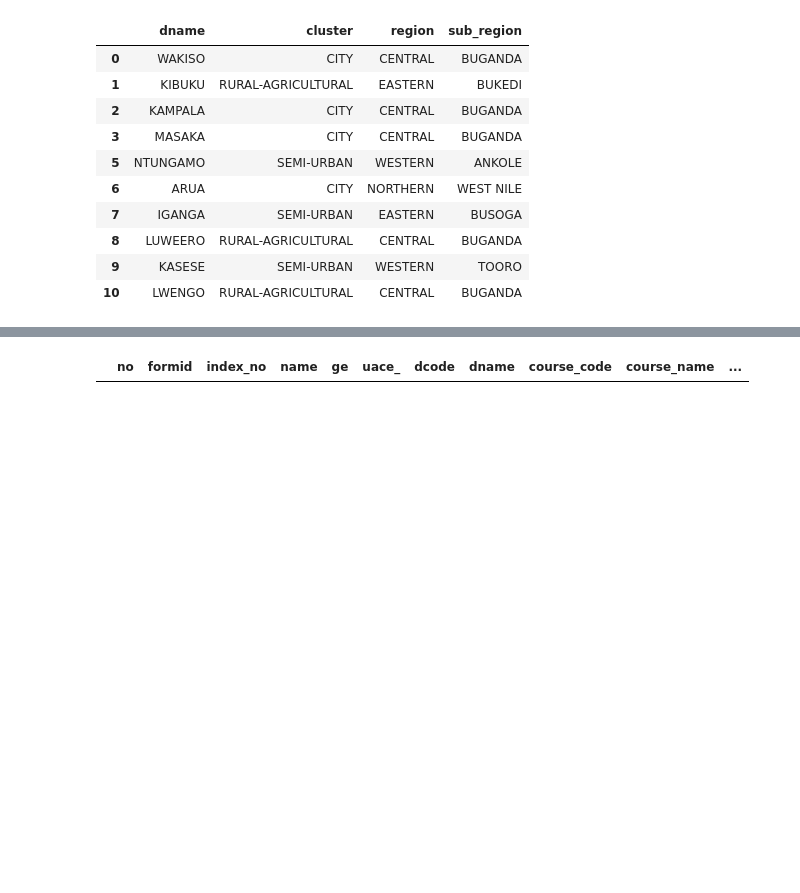
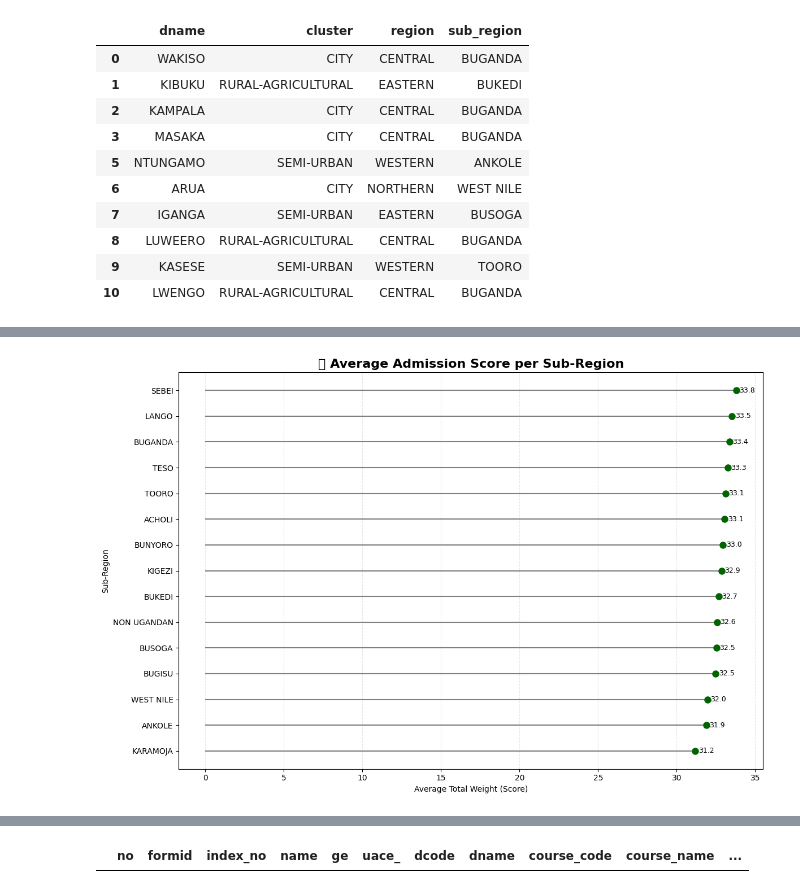
Before and after one commit to AshrafGit256/admission_analysis, a Jupyter notebook: admissions_visual_analysis.ipynb, the cells around one changed output, grey strips where cells are left out. Saved outputs shown, nothing was run; the diff lists cells and outputs as text; code cells hidden in the pictures; blank space fills up the shorter version.

```diff
--- a/admissions_visual_analysis.ipynb
+++ b/admissions_visual_analysis.ipynb
@@ -310,3 +412,31 @@ df[['dname', 'cluster', 'region', 'sub_region']].drop_duplicates().head(10)
+# %%
+import matplotlib.pyplot as plt
+import pandas as pd
+
+# Group and calculate average total weight
+avg_scores = df.groupby('sub_region')['tot_wt'].mean().sort_values(ascending=True)
+
+# Plot settings
+plt.figure(figsize=(12, 8))
+plt.hlines(y=avg_scores.index, xmin=0, xmax=avg_scores.values, color='gray', linewidth=1.5)
+plt.plot(avg_scores.values, avg_scores.index, 'o', markersize=8, color='darkgreen')
+
+# Add labels to dots
+for i, value in enumerate(avg_scores.values):
+    plt.text(value + 0.2, i, f"{value:.1f}", va='center', fontsize=9)
+
+# Titles and labels
+plt.title("📈 Average Admission Score per Sub-Region", fontsize=16, weight='bold')
+plt.xlabel("Average Total Weight (Score)")
+plt.ylabel("Sub-Region")
+plt.grid(axis='x', linestyle='--', alpha=0.3)
+plt.tight_layout()
+
+# Save and show
+plt.savefig('average_score_subregion.png', dpi=300, bbox_inches='tight')
+plt.show()
+# %% [output]
+[figure, added]
 # %%
 # Convert all strings to uppercase for consistency
 df['dname'] = df['dname'].str.upper()
```
Also changed, not shown: parts of 5 cells of this notebook, 43 other files.
